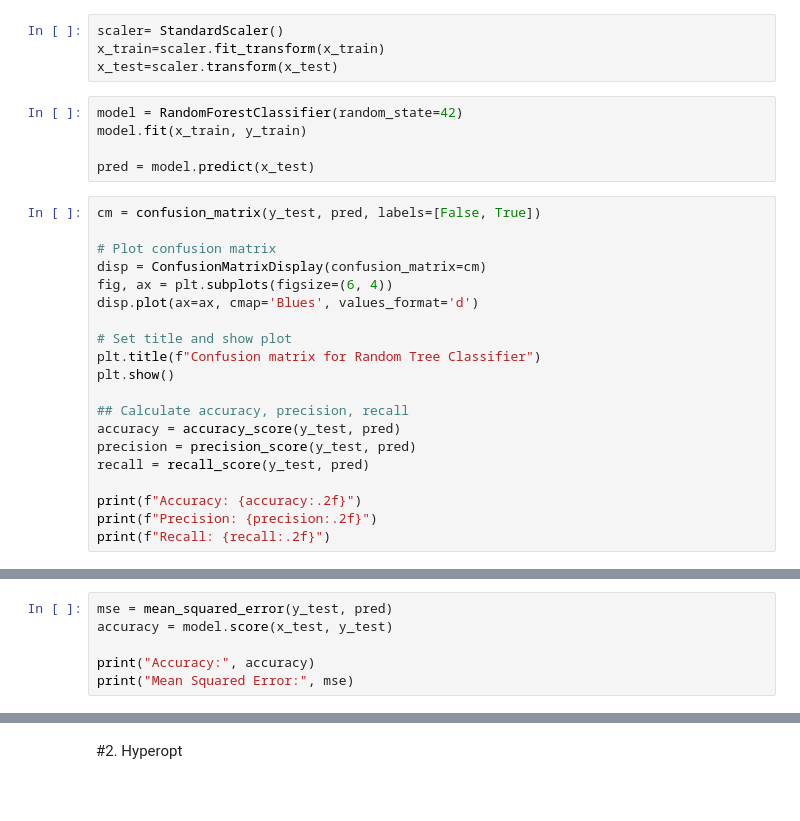
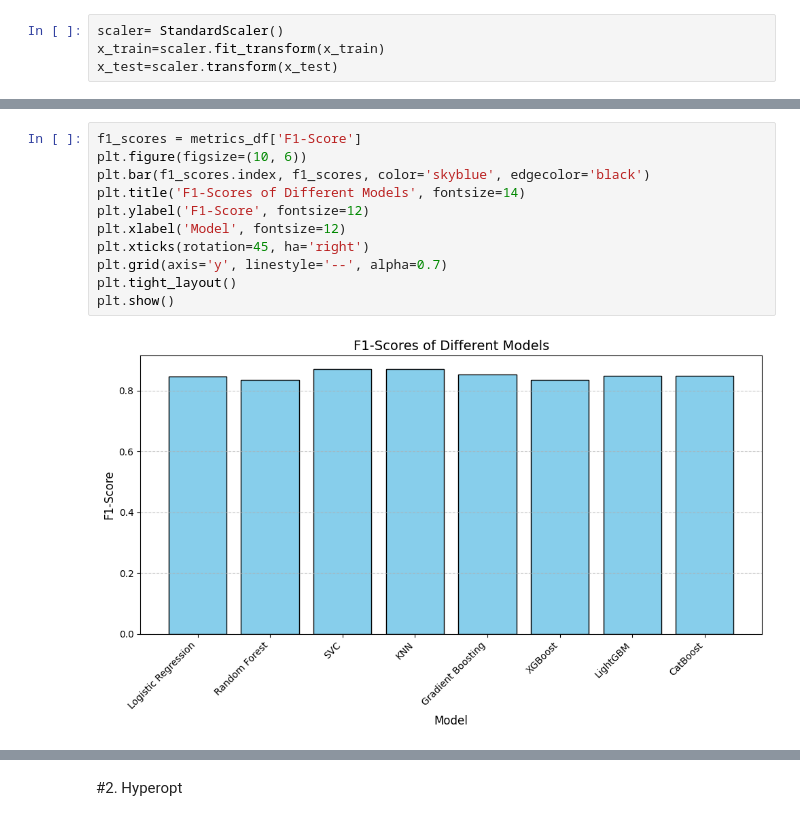
Before and after one commit to Karlerikkanal/AutoML_projects, a Jupyter notebook: Project_1/Project1_hyperopt.ipynb, the cells around one changed output, grey strips where cells are left out. Saved outputs shown, nothing was run; the diff lists cells and outputs as text; blank space fills up the shorter version.

```diff
--- a/Project_1/Project1_hyperopt.ipynb
+++ b/Project_1/Project1_hyperopt.ipynb
@@ -45,28 +72,3 @@ x_train, x_test, y_train, y_test = train_test_split(x, y, test_size = 0.2, rando
 scaler= StandardScaler()
 x_train=scaler.fit_transform(x_train)
 x_test=scaler.transform(x_test)
-# %%
-model = RandomForestClassifier(random_state=42)
-model.fit(x_train, y_train)
-
-pred = model.predict(x_test)
-# %%
-cm = confusion_matrix(y_test, pred, labels=[False, True])
-
-# Plot confusion matrix
-disp = ConfusionMatrixDisplay(confusion_matrix=cm)
-fig, ax = plt.subplots(figsize=(6, 4))
-disp.plot(ax=ax, cmap='Blues', values_format='d')
-
-# Set title and show plot
-plt.title(f"Confusion matrix for Random Tree Classifier")
-plt.show()
-
-## Calculate accuracy, precision, recall
-accuracy = accuracy_score(y_test, pred)
-precision = precision_score(y_test, pred)
-recall = recall_score(y_test, pred)
-
-print(f"Accuracy: {accuracy:.2f}")
-print(f"Precision: {precision:.2f}")
-print(f"Recall: {recall:.2f}")
@@ -78,6 +74,0 @@ Recall: 0.85
-# %%
-mse = mean_squared_error(y_test, pred)
-accuracy = model.score(x_test, y_test)
-
-print("Accuracy:", accuracy)
-print("Mean Squared Error:", mse)
@@ -87,0 +128,13 @@ R2 Score: 0.07575757575757569
+# %%
+f1_scores = metrics_df['F1-Score']
+plt.figure(figsize=(10, 6))
+plt.bar(f1_scores.index, f1_scores, color='skyblue', edgecolor='black')
+plt.title('F1-Scores of Different Models', fontsize=14)
+plt.ylabel('F1-Score', fontsize=12)
+plt.xlabel('Model', fontsize=12)
+plt.xticks(rotation=45, ha='right')
+plt.grid(axis='y', linestyle='--', alpha=0.7)
+plt.tight_layout()
+plt.show()
+# %% [output]
+[figure, added]
```
Also changed, not shown: parts of 19 cells of this notebook, 1 other file.
